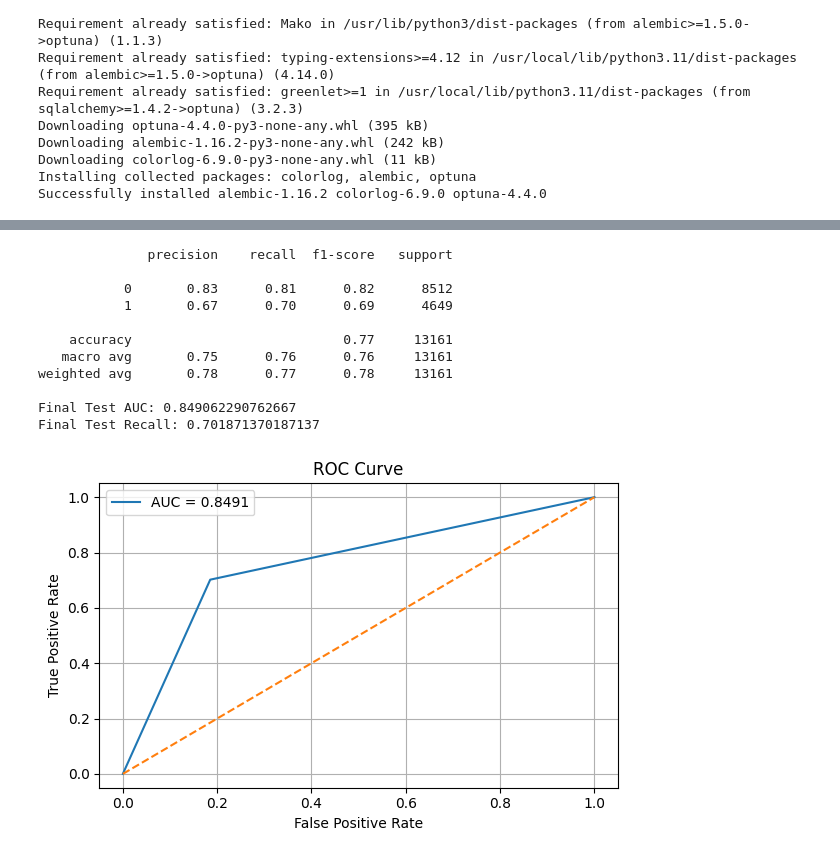
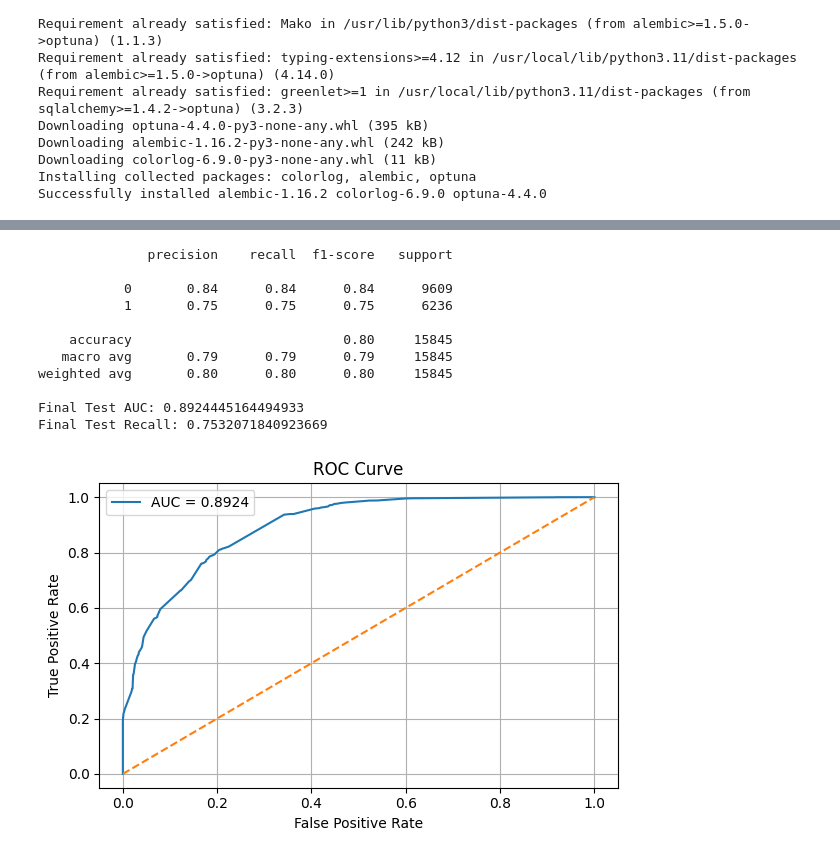
Before and after one commit to pakkei1212/SMU_AML_PROJ, a Jupyter notebook: Decision_Trees.ipynb, the cells around one changed output, grey strips where cells are left out. Drawn from its saved outputs; the diff is of its cells as text; code cells hidden in the pictures.

```diff
--- a/Decision_Trees.ipynb
+++ b/Decision_Trees.ipynb
@@ -77,10 +77,37 @@ y_train_val_raw = train_val_data['is_canceled'].astype(int)
 
 X_test_raw = test_data.drop(columns=['is_canceled'])
 y_test_raw = test_data['is_canceled'].astype(int)
+print(len(X_test_raw), len(y_test_raw))
 
 # Preprocess train_val once, then split into folds
 preprocessor = XYPreprocessor()
 X_train_val, y_train_val = preprocessor.fit_transform(X_train_val_raw, y_train_val_raw)
 
-# Transform test set using the same preprocessor
-X_test, y_test = preprocessor.transform(X_test_raw, y_test_raw)
+import numpy as np
+import pandas as pd
+
+# Add unique row ID to preserve alignment
+X_test_raw = X_test_raw.copy()
+X_test_raw['_row_id'] = np.arange(len(X_test_raw))
+
+# Transform X_test using the preprocessor
+X_test_transformed = preprocessor.transform(X_test_raw)
+
+# If X_test_transformed is a DataFrame with index preserved:
+if isinstance(X_test_transformed, pd.DataFrame):
+    valid_idx = X_test_transformed.index
+else:
+    # If it's a NumPy array, assume same order and length corresponds to surviving rows
+    # Derive index based on original index if available
+    valid_idx = X_test_raw.index[:X_test_transformed.shape[0]]
+
+# Map row IDs to align y_test
+aligned_row_ids = X_test_raw.loc[valid_idx, '_row_id'].values
+y_test_aligned = y_test_raw.iloc[aligned_row_ids].reset_index(drop=True)
+
+# Reset X_test and y_test
+X_test = pd.DataFrame(X_test_transformed).reset_index(drop=True)
+y_test = y_test_aligned
+
+# Sanity check
+print(f"Final aligned: X_test = {len(X_test)}, y_test = {len(y_test)}")
@@ -155,30 +185,30 @@ print("Final Test Recall:", test_recall)
 # %% [output]
               precision    recall  f1-score   support
 
-           0       0.83      0.81      0.82      8512
-           1       0.67      0.70      0.69      4649
+           0       0.84      0.84      0.84      9609
+           1       0.75      0.75      0.75      6236
 
-    accuracy                           0.77     13161
-   macro avg       0.75      0.76      0.76     13161
-weighted avg       0.78      0.77      0.78     13161
+    accuracy                           0.80     15845
+   macro avg       0.79      0.79      0.79     15845
+weighted avg       0.80      0.80      0.80     15845
 
-Final Test AUC: 0.849062290762667
-Final Test Recall: 0.701871370187137
+Final Test AUC: 0.8924445164494933
+Final Test Recall: 0.7532071840923669
 # %%
 # Plot ROC curve
-fpr, tpr, _ = roc_curve(y_test, y_test_pred)
+fpr, tpr, _ = roc_curve(y_test, y_test_proba)
 plt.figure(figsize=(6, 4))
 plt.plot(fpr, tpr, label=f"AUC = {test_auc:.4f}")
 plt.plot([0, 1], [0, 1], linestyle='--')
 plt.xlabel("False Positive Rate")
 plt.ylabel("True Positive Rate")
 plt.title("ROC Curve")
 plt.legend()
 plt.grid(True)
 plt.tight_layout()
 plt.show()
 # %% [output]
-[figure, old version]
+[figure, new version]
 # %%
 # Visualize the tree
 levels_for_viz = 3
```
Also changed, not shown: parts of 6 cells of this notebook.
